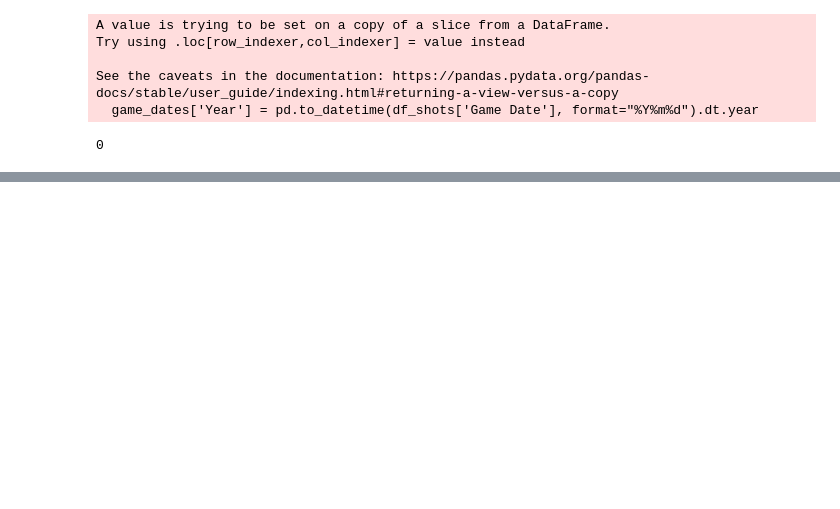
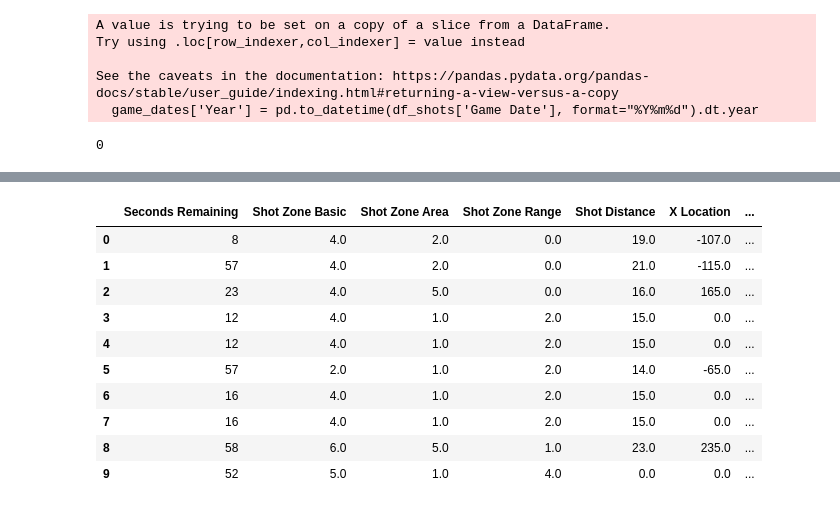
Before and after one commit to DataScientest-Studio/fev24_cds_nba1, a Jupyter notebook: notebooks/3.0-merge_datasets.ipynb, the cells around one changed output, grey strips where cells are left out. Drawn from its saved outputs; the diff is of its cells as text; code cells hidden in the pictures; blank space fills up the shorter version.

Commit message:
fill na values for free throws

```diff
--- a/notebooks/3.0-merge_datasets.ipynb
+++ b/notebooks/3.0-merge_datasets.ipynb
@@ -136,0 +161,27 @@ data = data.drop(['VIDEO_AVAILABLE_FLAG', 'Game ID', 'Game Event ID', 'Player Na
+# %%
+# update shot location for all free throws
+data.loc[data['free_throw']==1, 'Shot Zone Basic'] = 4.0
+data.loc[data['free_throw']==1, 'Shot Zone Area'] = 1.0
+data.loc[data['free_throw']==1, 'Shot Zone Range'] = 2.0
+data.loc[data['free_throw']==1, 'Shot Distance'] = 15.0
+data.loc[data['free_throw']==1, 'X Location'] = 0
+data.loc[data['free_throw']==1, 'Y Location'] = 378
+# %%
+# drop Shot Made Flag : target is the same with no NAs
+data.drop('Shot Made Flag', axis=1, inplace = True)
+
+# drop Home Team : PLAYER1_TEAM_ABBREVIATION is the same with no NAs
+data.drop('Home Team', axis=1, inplace = True)
+
+# drop Minutes Remaining : minutes_left	is the same with no NAs
+data.drop('Minutes Remaining', axis=1, inplace = True)
+# %%
+# Fill "Seconds Remaining"
+data["Seconds Remaining"] = data.seconds_left - 60 * data.minutes_left
+# %%
+# Fill Season Type and Away Team with data from complete lines
+games = data[['GAME_ID', 'Away Team', 'Season Type']].drop_duplicates().dropna()
+
+for _, game in games.iterrows():
+    data.loc[data.GAME_ID==game['GAME_ID'], 'Away Team']=game['Away Team']
+    data.loc[data.GAME_ID==game['GAME_ID'], 'Season Type']=game['Season Type']
@@ -137,3 +208,17 @@ data = data.drop(['VIDEO_AVAILABLE_FLAG', 'Game ID', 'Game Event ID', 'Player Na
+# %%
+data.head(10)
+# %% [output]
+|  | Seconds Remaining | Shot Zone Basic | Shot Zone Area | Shot Zone Range | Shot Distance | X Location | ... |
+| 0 | 8 | 4.0 | 2.0 | 0.0 | 19.0 | -107.0 | ... |
+| 1 | 57 | 4.0 | 2.0 | 0.0 | 21.0 | -115.0 | ... |
+| 2 | 23 | 4.0 | 5.0 | 0.0 | 16.0 | 165.0 | ... |
+| 3 | 12 | 4.0 | 1.0 | 2.0 | 15.0 | 0.0 | ... |
+| 4 | 12 | 4.0 | 1.0 | 2.0 | 15.0 | 0.0 | ... |
+| 5 | 57 | 2.0 | 1.0 | 2.0 | 14.0 | -65.0 | ... |
+| 6 | 16 | 4.0 | 1.0 | 2.0 | 15.0 | 0.0 | ... |
+| 7 | 16 | 4.0 | 1.0 | 2.0 | 15.0 | 0.0 | ... |
+| 8 | 58 | 6.0 | 5.0 | 1.0 | 23.0 | 235.0 | ... |
+| 9 | 52 | 5.0 | 1.0 | 4.0 | 0.0 | 0.0 | ... |
 # %%
 data.to_csv('../data/processed/all_shots_2000-2020.csv')
 # %%
```
Also changed, not shown: parts of 8 cells of this notebook, 3 other files.
